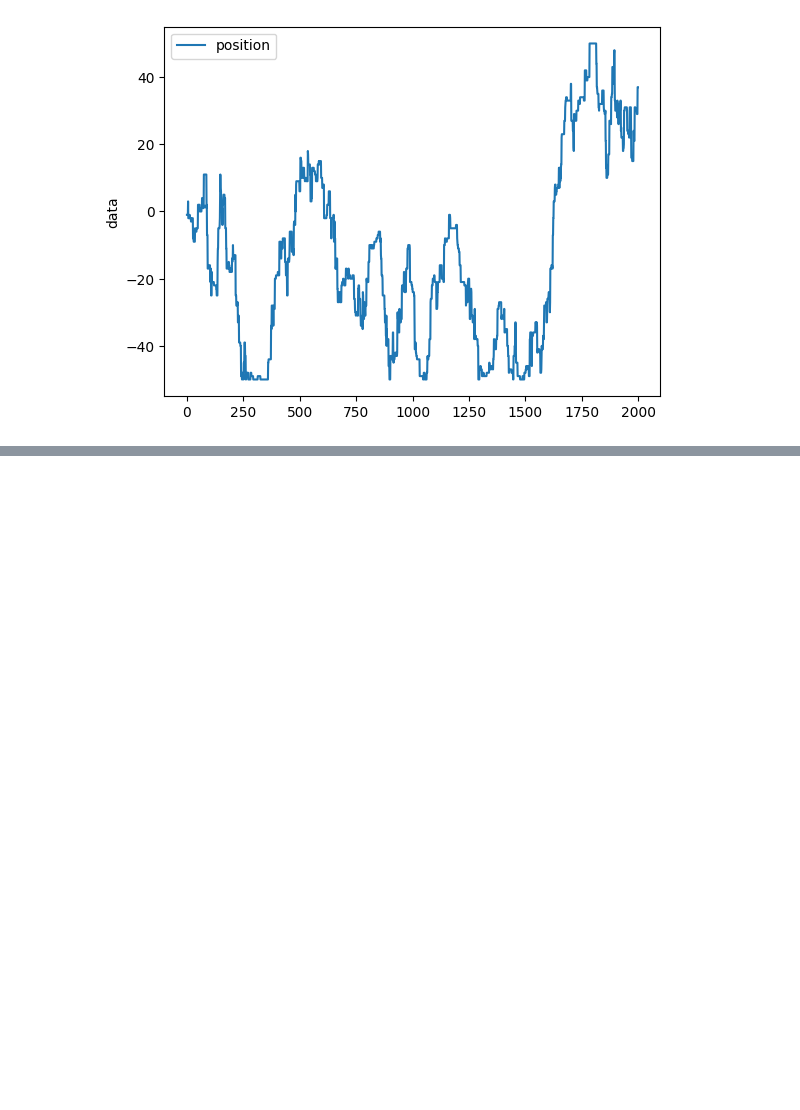
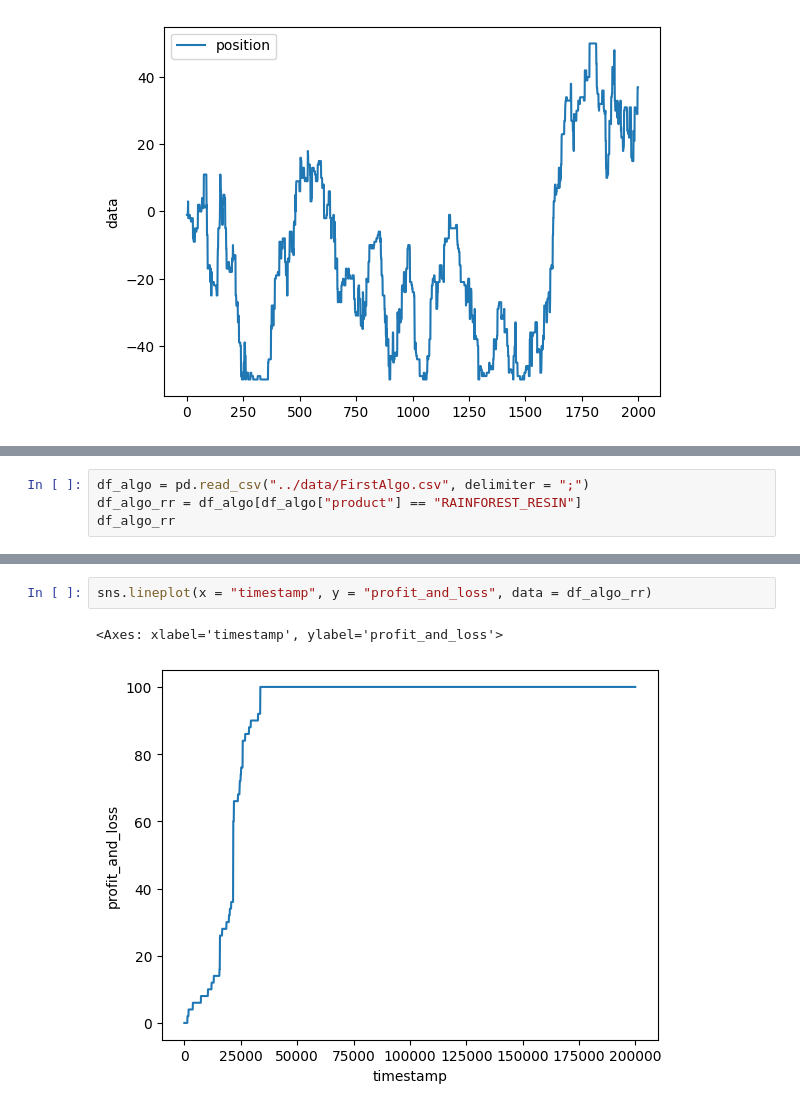
Before and after one commit to Advay-K1/IMC_Prosperity, a Jupyter notebook: analysis/rainforest_resin_round1.ipynb, the cells around one changed output, grey strips where cells are left out. Saved outputs shown, nothing was run; the diff lists cells and outputs as text; blank space fills up the shorter version.

Commit message:
First Algo plots

```diff
--- a/analysis/rainforest_resin_round1.ipynb
+++ b/analysis/rainforest_resin_round1.ipynb
@@ -270,0 +273,4 @@ plt.show()
+# %%
+df_algo = pd.read_csv("../data/FirstAlgo.csv", delimiter = ";")
+df_algo_rr = df_algo[df_algo["product"] == "RAINFOREST_RESIN"]
+df_algo_rr
@@ -270,0 +291,5 @@ plt.show()
+# %%
+sns.lineplot(x = "timestamp", y = "profit_and_loss", data = df_algo_rr)
+# %% [output]
+<Axes: xlabel='timestamp', ylabel='profit_and_loss'>
+[figure, added]
```
Also changed, not shown: parts of 4 cells of this notebook.
